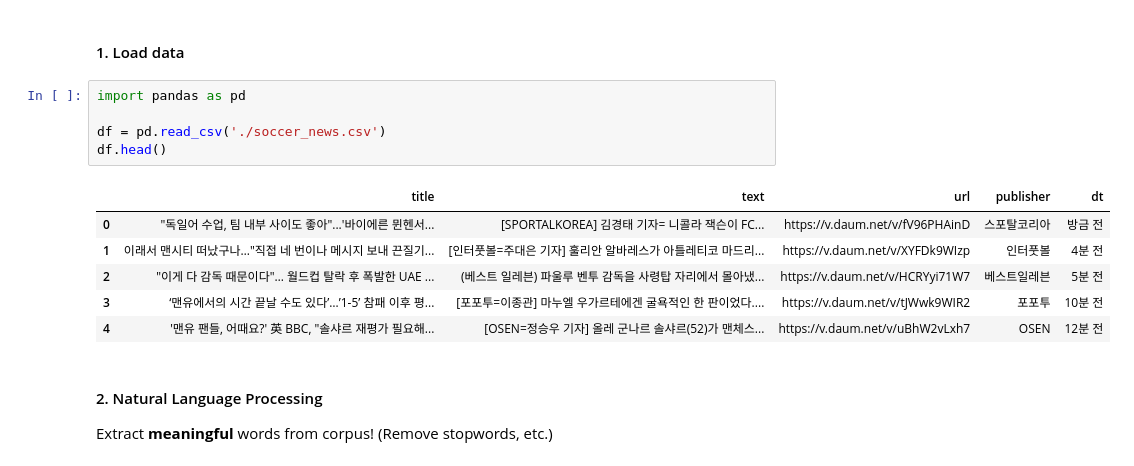
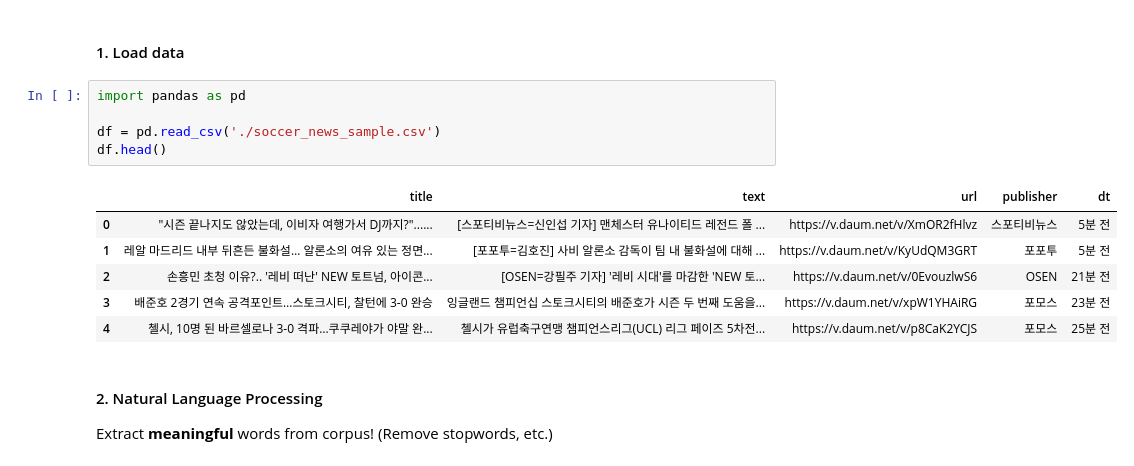
Before and after one commit to ejklike/python-tutorial, a Jupyter notebook: 06_web_scraping/03-data-exploration.ipynb, the cells around one changed output. Drawn from its saved outputs; the diff is of its cells as text.

```diff
--- a/06_web_scraping/03-data-exploration.ipynb
+++ b/06_web_scraping/03-data-exploration.ipynb
@@ -5,15 +5,15 @@
 # %%
 import pandas as pd
 
-df = pd.read_csv('./soccer_news.csv')
+df = pd.read_csv('./soccer_news_sample.csv')
 df.head()
 # %% [output]
 |  | title | text | url | publisher | dt |
-| 0 | "독일어 수업, 팀 내부 사이도 좋아"...'바이에른 뮌헨서... | [SPORTALKOREA] 김경태 기자= 니콜라 잭슨이 FC... | https://v.daum.net/v/fV96PHAinD | 스포탈코리아 | 방금 전 |
-| 1 | 이래서 맨시티 떠났구나…"직접 네 번이나 메시지 보내 끈질기... | [인터풋볼=주대은 기자] 훌리안 알바레스가 아틀레티코 마드리... | https://v.daum.net/v/XYFDk9WIzp | 인터풋볼 | 4분 전 |
-| 2 | "이게 다 감독 때문이다"… 월드컵 탈락 후 폭발한 UAE ... | (베스트 일레븐) 파울루 벤투 감독을 사령탑 자리에서 몰아냈... | https://v.daum.net/v/HCRYyi71W7 | 베스트일레븐 | 5분 전 |
-| 3 | ‘맨유에서의 시간 끝날 수도 있다’…’1-5’ 참패 이후 평... | [포포투=이종관] 마누엘 우가르테에겐 굴욕적인 한 판이었다.... | https://v.daum.net/v/tJWwk9WIR2 | 포포투 | 10분 전 |
-| 4 | '맨유 팬들, 어때요?' 英 BBC, "솔샤르 재평가 필요해... | [OSEN=정승우 기자] 올레 군나르 솔샤르(52)가 맨체스... | https://v.daum.net/v/uBhW2vLxh7 | OSEN | 12분 전 |
+| 0 | "시즌 끝나지도 않았는데, 이비자 여행가서 DJ까지?"...... | [스포티비뉴스=신인섭 기자] 맨체스터 유나이티드 레전드 폴 ... | https://v.daum.net/v/XmOR2fHlvz | 스포티비뉴스 | 5분 전 |
+| 1 | 레알 마드리드 내부 뒤흔든 불화설… 알론소의 여유 있는 정면... | [포포투=김호진] 사비 알론소 감독이 팀 내 불화설에 대해 ... | https://v.daum.net/v/KyUdQM3GRT | 포포투 | 5분 전 |
+| 2 | 손흥민 초청 이유?.. '레비 떠난' NEW 토트넘, 아이콘... | [OSEN=강필주 기자] '레비 시대'를 마감한 'NEW 토... | https://v.daum.net/v/0EvouzlwS6 | OSEN | 21분 전 |
+| 3 | 배준호 2경기 연속 공격포인트…스토크시티, 찰턴에 3-0 완승 | 잉글랜드 챔피언십 스토크시티의 배준호가 시즌 두 번째 도움을... | https://v.daum.net/v/xpW1YHAiRG | 포모스 | 23분 전 |
+| 4 | 첼시, 10명 된 바르셀로나 3-0 격파…쿠쿠레야가 야말 완... | 첼시가 유럽축구연맹 챔피언스리그(UCL) 리그 페이즈 5차전... | https://v.daum.net/v/p8CaK2YCJS | 포모스 | 25분 전 |
 # %% [markdown]
 #### 2. Natural Language Processing
 Extract **meaningful** words from corpus!
```
Also changed, not shown: parts of 5 cells of this notebook, 1 other file.
